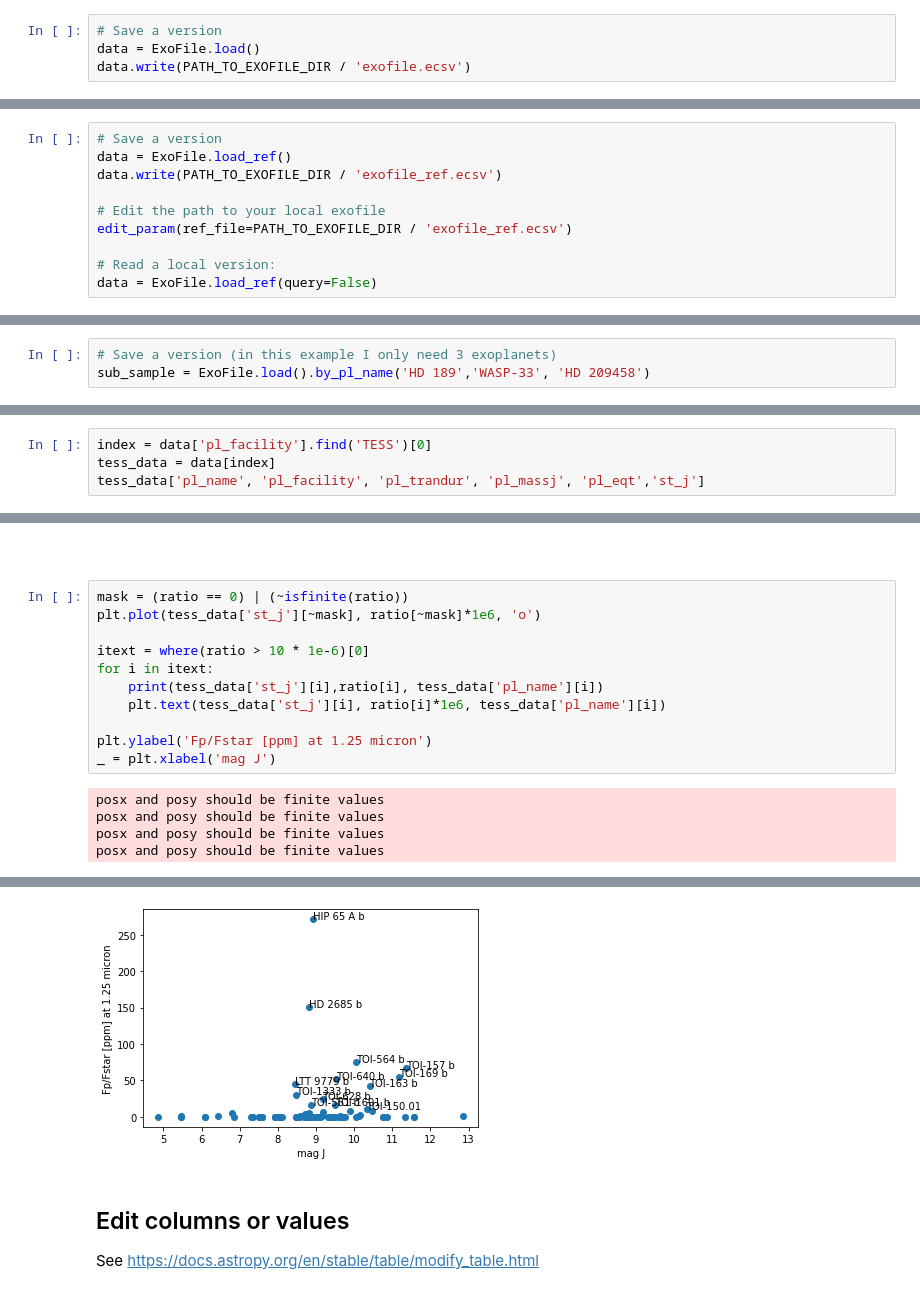
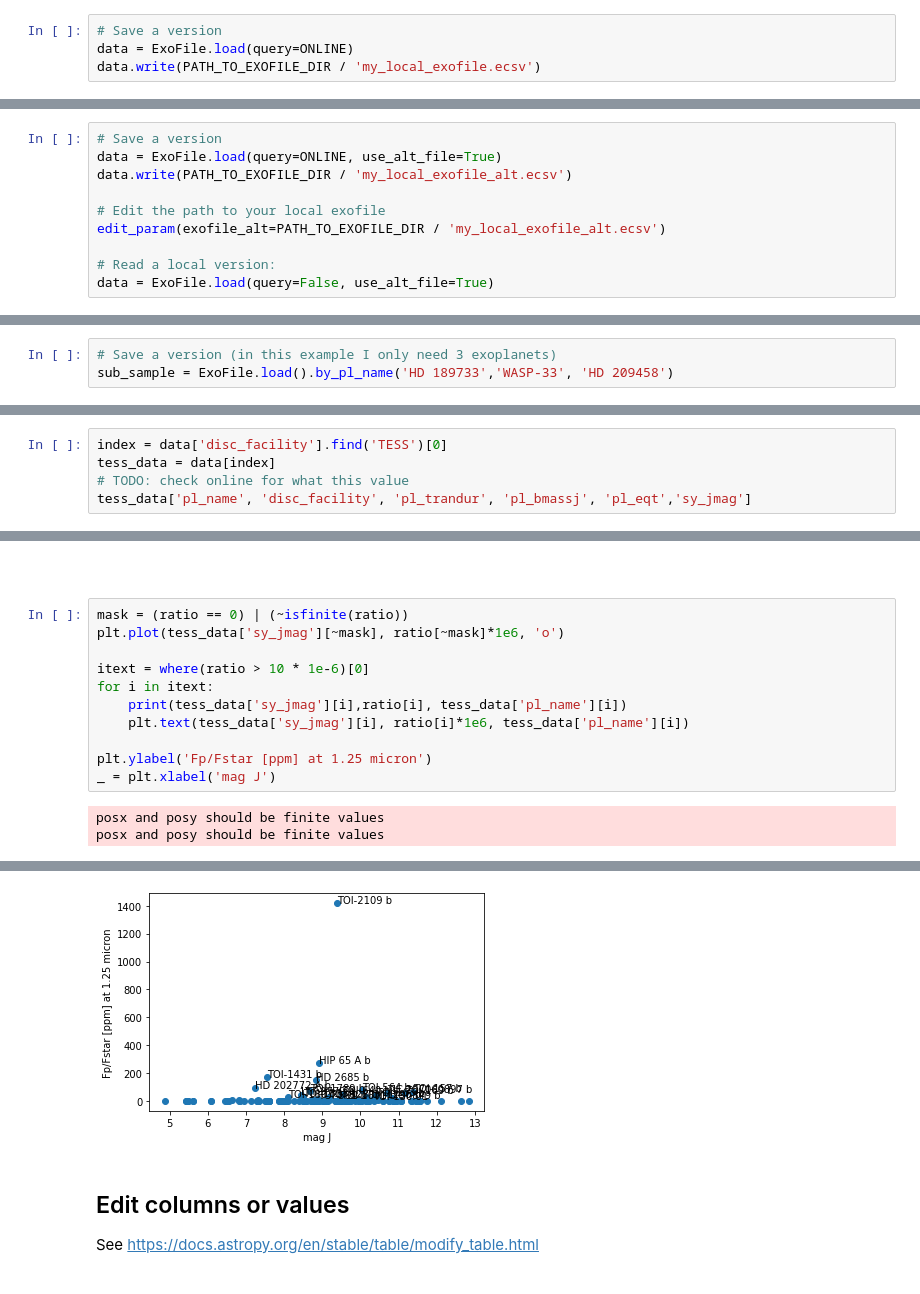
Before and after one commit to AntoineDarveau/exofile, a Jupyter notebook: Example.ipynb, the cells around one changed output, grey strips where cells are left out. Saved outputs shown, nothing was run; the diff lists cells and outputs as text.

```diff
--- a/Example.ipynb
+++ b/Example.ipynb
@@ -175,8 +177,8 @@ Usefull to be able to work offline, or save a subsample of the exofile to be qui
 (Only this step needs an internet connection)
 # %%
 # Save a version
-data = ExoFile.load()
-data.write(PATH_TO_EXOFILE_DIR / 'exofile.ecsv')
+data = ExoFile.load(query=ONLINE)
+data.write(PATH_TO_EXOFILE_DIR / 'my_local_exofile.ecsv')
 # %% [markdown]
 ### b) Specify the path of your local exofile
 # %%
@@ -193,13 +198,13 @@ data = ExoFile.load(query=False)
 # %%
 # Save a version
-data = ExoFile.load_ref()
-data.write(PATH_TO_EXOFILE_DIR / 'exofile_ref.ecsv')
+data = ExoFile.load(query=ONLINE, use_alt_file=True)
+data.write(PATH_TO_EXOFILE_DIR / 'my_local_exofile_alt.ecsv')
 
 # Edit the path to your local exofile
-edit_param(ref_file=PATH_TO_EXOFILE_DIR / 'exofile_ref.ecsv')
+edit_param(exofile_alt=PATH_TO_EXOFILE_DIR / 'my_local_exofile_alt.ecsv')
 
 # Read a local version:
-data = ExoFile.load_ref(query=False)
+data = ExoFile.load(query=False, use_alt_file=True)
 # %% [markdown]
 ## 2. Save a subsample of _exofile.ecsv_ in your code directory
 (so that `ExoFile.load()` will be quicker)
@@ -209,4 +214,4 @@ data = ExoFile.load_ref(query=False)
 (Only this step needs a connection)
 # %%
 # Save a version (in this example I only need 3 exoplanets)
-sub_sample = ExoFile.load().by_pl_name('HD 189','WASP-33', 'HD 209458')
+sub_sample = ExoFile.load().by_pl_name('HD 189733','WASP-33', 'HD 209458')
@@ -285,7 +305,8 @@ NameError: name 'extend' is not defined
 # %% [markdown]
 ## Search exoplanets confirmed by TESS
 # %%
-index = data['pl_facility'].find('TESS')[0]
+index = data['disc_facility'].find('TESS')[0]
 tess_data = data[index]
-tess_data['pl_name', 'pl_facility', 'pl_trandur', 'pl_massj', 'pl_eqt','st_j']
+# TODO: check online for what this value
+tess_data['pl_name', 'disc_facility', 'pl_trandur', 'pl_bmassj', 'pl_eqt','sy_jmag']
 # %% [output]
@@ -342,17 +363,15 @@ ratio.unit
 $\mathrm{}$
 # %%
 mask = (ratio == 0) | (~isfinite(ratio))
-plt.plot(tess_data['st_j'][~mask], ratio[~mask]*1e6, 'o')
+plt.plot(tess_data['sy_jmag'][~mask], ratio[~mask]*1e6, 'o')
 
 itext = where(ratio > 10 * 1e-6)[0]
 for i in itext:
-    print(tess_data['st_j'][i],ratio[i], tess_data['pl_name'][i])
-    plt.text(tess_data['st_j'][i], ratio[i]*1e6, tess_data['pl_name'][i])
+    print(tess_data['sy_jmag'][i],ratio[i], tess_data['pl_name'][i])
+    plt.text(tess_data['sy_jmag'][i], ratio[i]*1e6, tess_data['pl_name'][i])
 
 plt.ylabel('Fp/Fstar [ppm] at 1.25 micron')
 _ = plt.xlabel('mag J')
 # %% [output]
 posx and posy should be finite values
 posx and posy should be finite values
-posx and posy should be finite values
-posx and posy should be finite values
@@ -374,4 +395,4 @@ posx and posy should be finite values
-[figure, old version]
+[figure, new version]
 # %% [markdown]
 ## Edit columns or values
 See https://docs.astropy.org/en/stable/table/modify_table.html
```
Also changed, not shown: parts of 36 cells of this notebook, 2 other files.
